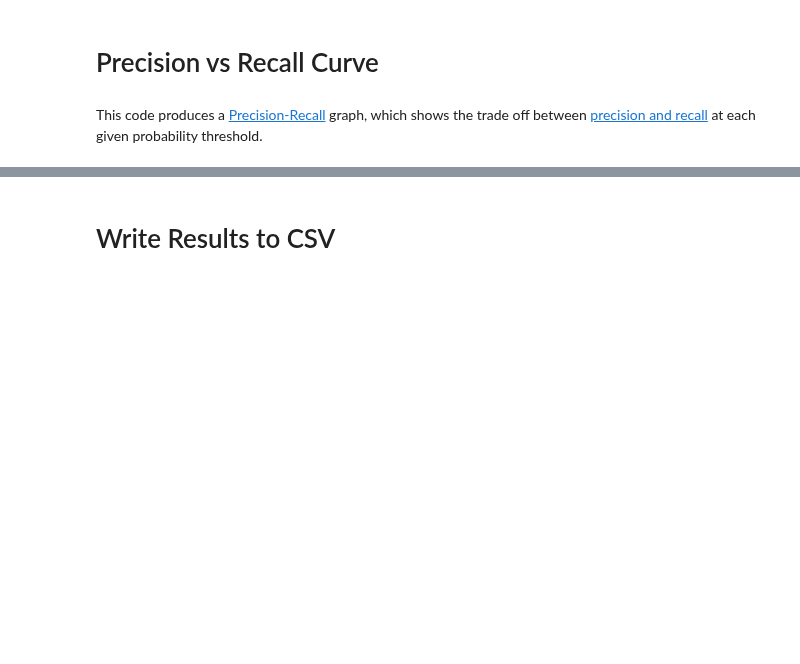
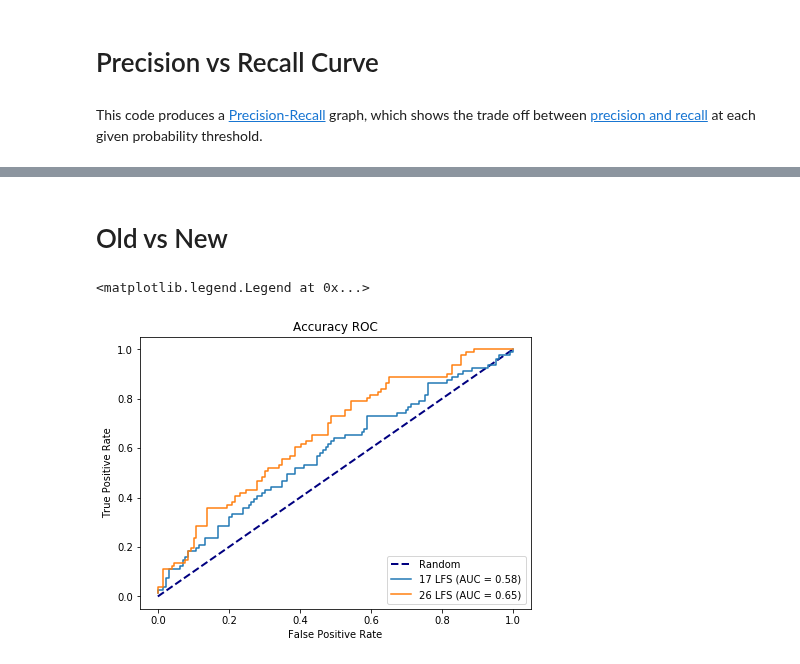
Before and after one commit to greenelab/snorkeling, a Jupyter notebook: All_Relationships/5.sentence-prediction-analysis.ipynb, the cells around one changed output, grey strips where cells are left out. Saved outputs shown, nothing was run; the diff lists cells and outputs as text; code cells hidden in the pictures; blank space fills up the shorter version.

Commit message:
Added results for 17 v 23 lfs (#58)

```diff
--- a/All_Relationships/5.sentence-prediction-analysis.ipynb
+++ b/All_Relationships/5.sentence-prediction-analysis.ipynb
@@ -173,2 +170,0 @@ plt.legend(loc="lower right")
-# %% [markdown]
-# Write Results to CSV
@@ -176,0 +171,26 @@ model_marginals.to_csv("stratified_data/lstm_disease_gene_holdout/total_test_mar
+# %% [markdown]
+# Old vs New
+# %%
+marginals_17_df = pd.read_table('data/disc_model_marginals-17lfs.tsv')
+marginals_26_df = pd.read_table('data/disc_model_marginals.tsv')
+# %%
+plt.figure(figsize=(7,5))
+plt.plot([0, 1], [0, 1], color='navy', lw=2, linestyle='--', label="Random")
+
+fpr, tpr, _= roc_curve(dev_sentence_df.curated_dsh.values, marginals_17_df['Doc2Vec All'])
+model_auc = auc(fpr, tpr)
+model_aucs[model] = model_auc
+plt.plot(fpr, tpr, label="{} (AUC = {:0.2f})".format('17 LFS', model_auc))
+
+fpr, tpr, _= roc_curve(dev_sentence_df.curated_dsh.values, marginals_26_df['LSTM'])
+model_auc = auc(fpr, tpr)
+model_aucs[model] = model_auc
+plt.plot(fpr, tpr, label="{} (AUC = {:0.2f})".format('26 LFS', model_auc))
+
+plt.xlabel('False Positive Rate')
+plt.ylabel('True Positive Rate')
+plt.title('Accuracy ROC')
+plt.legend(loc="lower right")
+# %% [output]
+<matplotlib.legend.Legend at 0x...>
+[figure, added]
```
Also changed, not shown: parts of 9 cells of this notebook, 3 other files.
